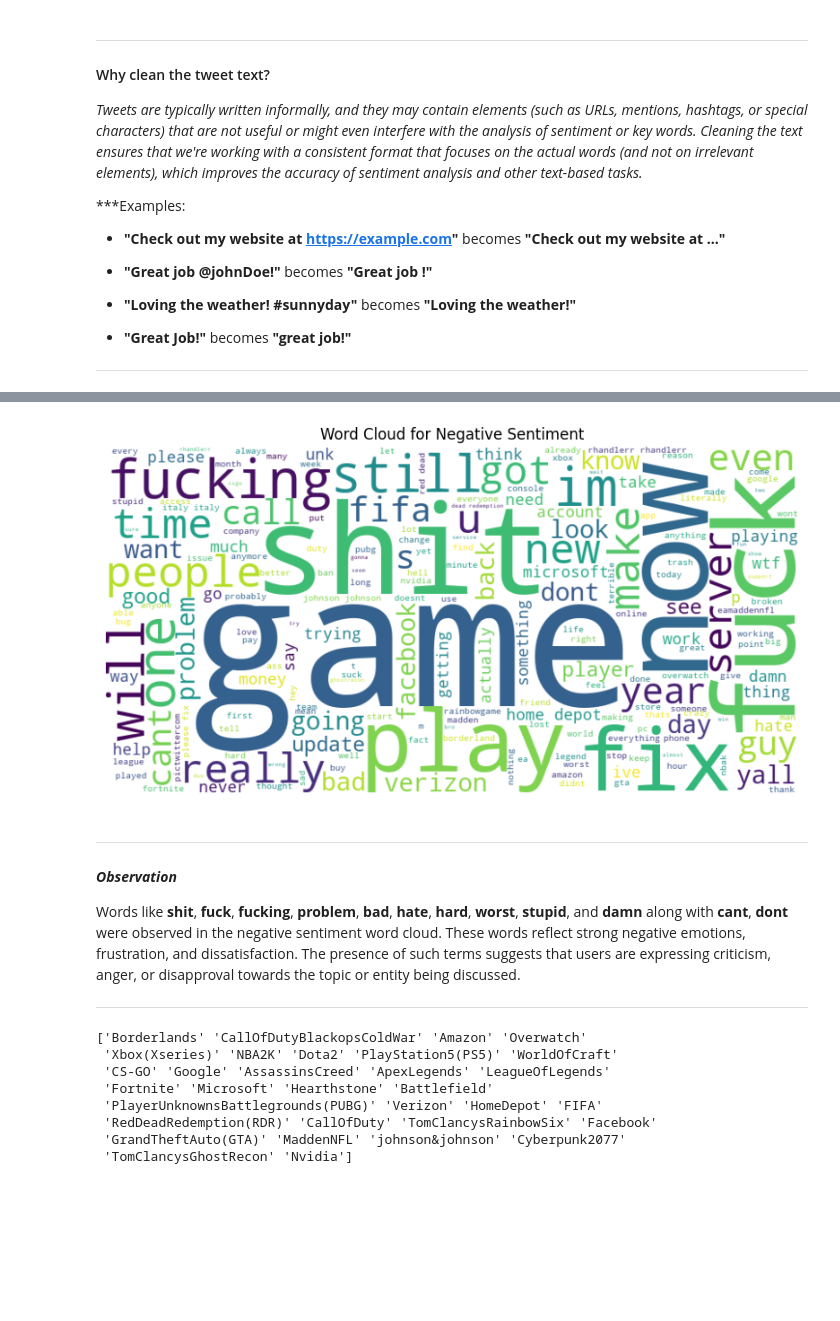
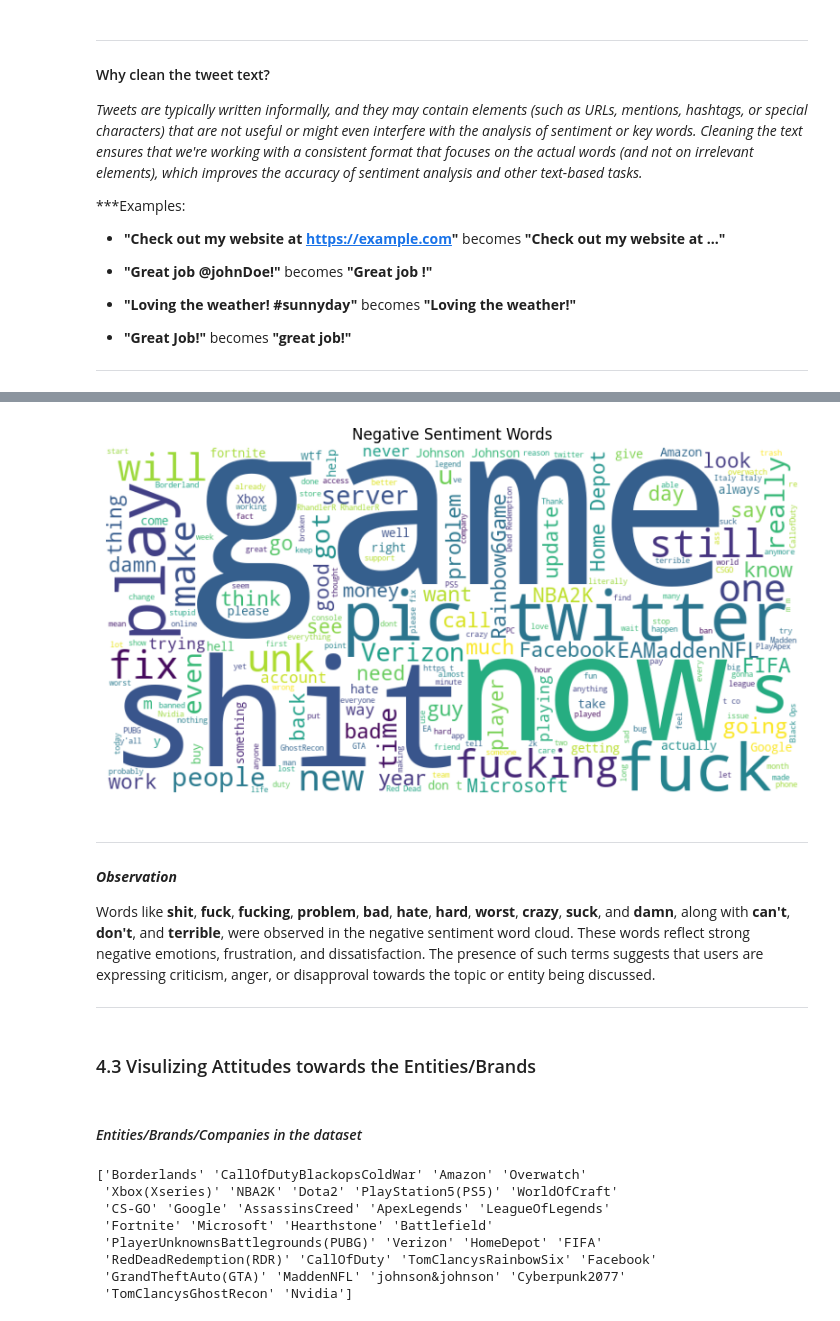
Before and after one commit to ibtj21/PRODIGY_DS_04, a Jupyter notebook: Sentiment_analysis.ipynb, the cells around one changed output, grey strips where cells are left out. Saved outputs shown, nothing was run; the diff lists cells and outputs as text; code cells hidden in the pictures; blank space fills up the shorter version.

```diff
--- a/Sentiment_analysis.ipynb
+++ b/Sentiment_analysis.ipynb
@@ -269,12 +312,17 @@ Words such as **good**, **love**, **best**, **thank**, **legend**, **amazing**,
 ___
-# %%
-generate_wordcloud(df_relevant, 'Negative')
-# %% [output]
-[figure, removed]
+# %%
+# Negative sentiment word cloud (using 'Tweet Text' column)
+plot_wordcloud(df_relevant[df_relevant['Sentiment'] == 'Negative']['Tweet Text'], 'Negative Sentiment Words')
+# %% [output]
+[figure, added]
 # %% [markdown]
 ___
 #### ***Observation***
-Words like **shit**, **fuck**, **fucking**, **problem**, **bad**, **hate**, **hard**, **worst**, **stupid**, and **damn** along with **cant**, **dont** were observed in the negative sentiment word cloud. These words reflect strong negative emotions, frustration, and dissatisfaction. The presence of such terms suggests that users are expressing criticism, anger, or disapproval towards the topic or entity being discussed.
+Words like **shit**, **fuck**, **fucking**, **problem**, **bad**, **hate**, **hard**, **worst**, **crazy**, **suck**, and **damn**, along with **can't**, **don't**, and **terrible**, were observed in the negative sentiment word cloud. These words reflect strong negative emotions, frustration, and dissatisfaction. The presence of such terms suggests that users are expressing criticism, anger, or disapproval towards the topic or entity being discussed.
 ___
+# %% [markdown]
+### 4.3 Visulizing Attitudes towards the Entities/Brands
+# %% [markdown]
+#### _Entities/Brands/Companies in the dataset_
 # %%
 # Get the unique values from the 'entity' column
```
Also changed, not shown: parts of 40 cells of this notebook.
